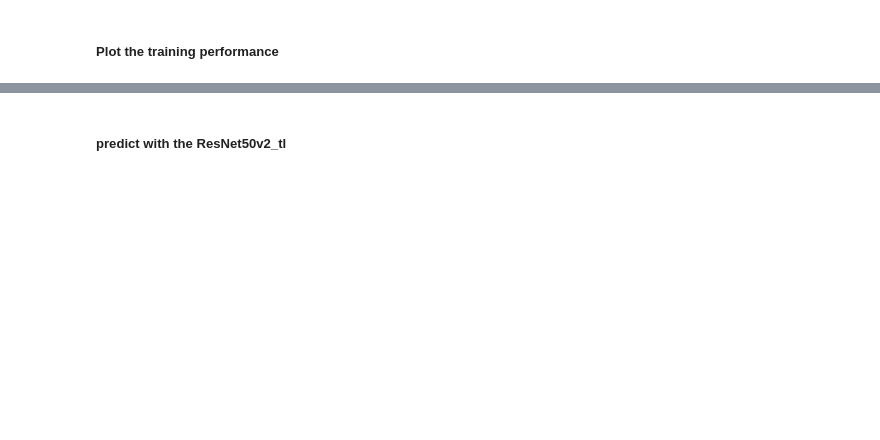
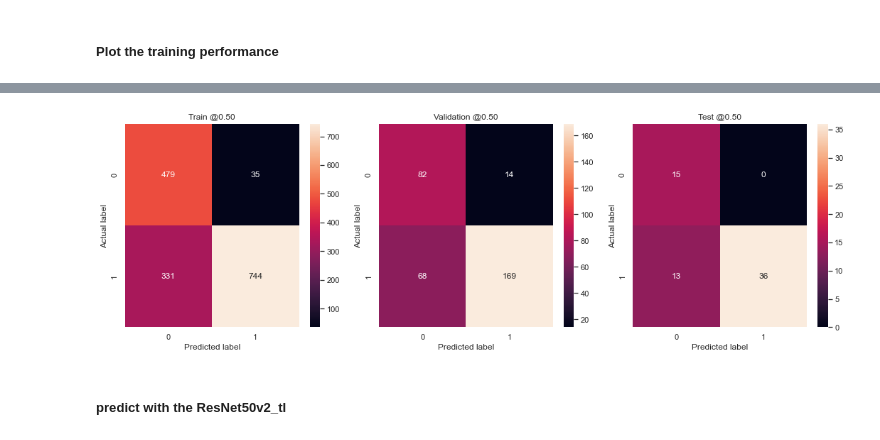
Before and after one commit to tekboart/CHB-image_classification_GradCam, a Jupyter notebook: 1. Image Classification/image_classification.ipynb, the cells around one changed output, grey strips where cells are left out. Drawn from its saved outputs; the diff is of its cells as text; code cells hidden in the pictures; blank space fills up the shorter version.

```diff
--- a/1. Image Classification/image_classification.ipynb
+++ b/1. Image Classification/image_classification.ipynb
@@ -1152,7 +1238,8 @@ ResNet50v2_tl.compile(optimizer=tf.keras.optimizers.Adam(learning_rate=base_lear
 
 early_stopping = tf.keras.callbacks.EarlyStopping(
     # monitor='val_loss',
-    monitor='val_prc',
+    # monitor='val_prc',
+    monitor='val_auc',
     verbose=0,
     patience=5,
     mode='auto',
@@ -1212,26 +1332,0 @@ plt.show()
-# %%
-# train_predictions_baseline = ResNet50v2_tl.predict(train_ds)
-# val_predictions_baseline = ResNet50v2_tl.predict(val_ds)
-test_predictions_baseline = ResNet50v2_tl.predict(test_ds)
-print(test_predictions_baseline.shape)
-
-baseline_results = ResNet50v2_tl.evaluate(test_ds, verbose=0)
-
-print('Test set metrics:')
-for name, value in zip(ResNet50v2_tl.metrics_names, baseline_results):
-  print('  ', name, ': ', value)
-print()
-
-# for binary classification
-y_true = [elem[1].numpy() for elem in test_ds.unbatch()]
-# print(y_true)
-y_pred = test_predictions_baseline
-# print(y_pred)
-
-# for multi-class classification
-# y_true = [tf.argmax(elem[1]).numpy() for elem in test_ds.unbatch()]
-# # print(y_true)
-# y_pred = tf.argmax(test_predictions_baseline, axis=1).numpy()
-# # print(y_pred)
-
-plot_cm(y_true, y_pred)
@@ -1238,3 +1354,21 @@ plot_cm(y_true, y_pred)
+# %%
+model = ResNet50v2_tl
+datasets = [train_ds, val_ds, test_ds]
+datasets_names = iter(['Train', 'Validation', 'Test'])
+
+# plot the confustion matrices resulted from predicting datasets
+plt.figure(figsize=(15,5))
+for i in range(len(datasets)):
+  dataset_name = next(datasets_names)
+  y_true, y_pred = test_model_inference(model, datasets[i], num_classes=1)
+  plt.subplot(1, len(datasets), i+1)
+  plot_cm(y_true, y_pred, title=dataset_name)
+  # plt.plot([1, 2, 3], [4, 5, 6])
+
+plt.tight_layout()
+plt.show()
+# %% [output]
+[figure, added]
 # %% [markdown]
 ##### predict with the ResNet50v2_tl
 # %%
```
Also changed, not shown: parts of 46 cells of this notebook.
